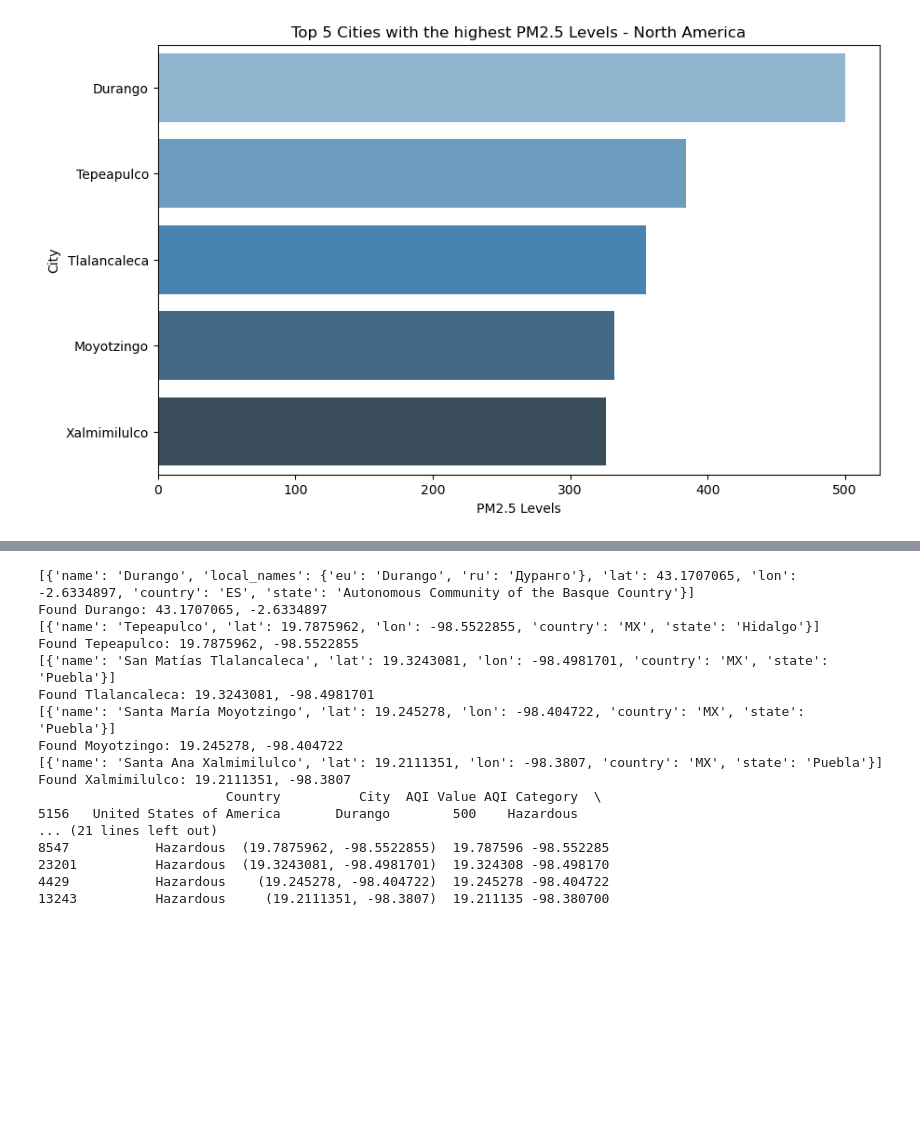
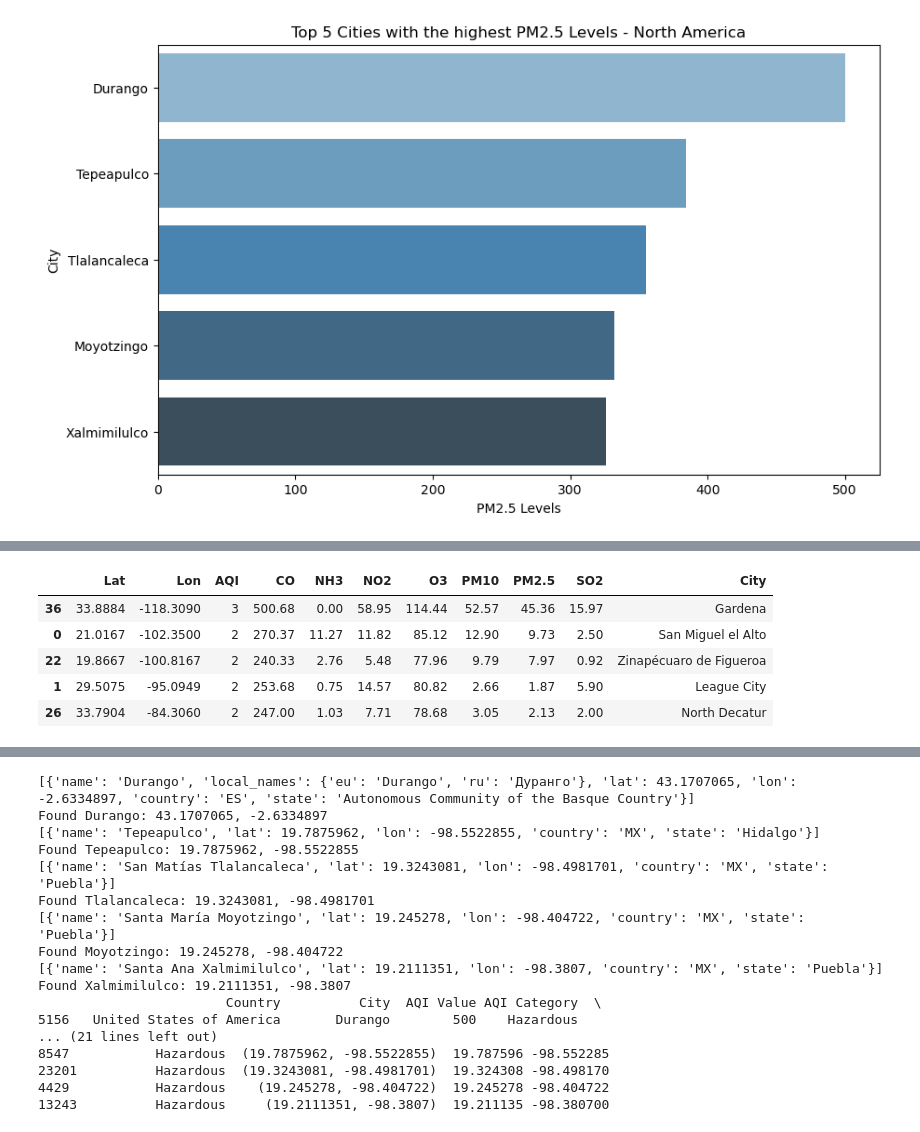
Before and after one commit to Khushboomodha/Project_3, a Jupyter notebook: static/Phuong_new.ipynb, the cells around one changed output, grey strips where cells are left out. Saved outputs shown, nothing was run; the diff lists cells and outputs as text; code cells hidden in the pictures; blank space fills up the shorter version.

```diff
--- a/static/Phuong_new.ipynb
+++ b/static/Phuong_new.ipynb
@@ -156,0 +181,6 @@ plt.show()
+# %%
+# Sort the data by AQI in descending order to get the highest AQI values first
+top_5_cities = map_data.sort_values(by='AQI', ascending=False).head(5)
+
+# Display the top 5 cities with the highest AQI
+print(top_5_cities)
@@ -156,0 +227,30 @@ plt.show()
+# %%
+from opencage.geocoder import OpenCageGeocode
+
+# Your OpenCage API key
+api_key = "bb982ace21af4d06a54676ea96868918"
+geocoder = OpenCageGeocode(api_key)
+
+def get_city(lat, lon):
+    try:
+        result = geocoder.reverse_geocode(lat, lon)
+        if result and len(result):
+            return result[0]['components'].get('city', '') or result[0]['components'].get('town', '') or result[0]['components'].get('village', 'Unknown')
+        else:
+            return "Unknown"
+    except Exception as e:
+        print(f"Error: {e}")
+        return "Unknown"
+
+# Apply the function to each row in the DataFrame
+map_data['City'] = map_data.apply(lambda row: get_city(row['Lat'], row['Lon']), axis=1)
+# %%
+top_5_cities['City'] = top_5_cities.apply(lambda row: get_city(row['Lat'], row['Lon']), axis=1)
+top_5_cities
+# %% [output]
+|  | Lat | Lon | AQI | CO | NH3 | NO2 | O3 | PM10 | PM2.5 | SO2 | City |
+| 36 | 33.8884 | -118.3090 | 3 | 500.68 | 0.00 | 58.95 | 114.44 | 52.57 | 45.36 | 15.97 | Gardena |
+| 0 | 21.0167 | -102.3500 | 2 | 270.37 | 11.27 | 11.82 | 85.12 | 12.90 | 9.73 | 2.50 | San Miguel el Alto |
+| 22 | 19.8667 | -100.8167 | 2 | 240.33 | 2.76 | 5.48 | 77.96 | 9.79 | 7.97 | 0.92 | Zinapécuaro de Figueroa |
+| 1 | 29.5075 | -95.0949 | 2 | 253.68 | 0.75 | 14.57 | 80.82 | 2.66 | 1.87 | 5.90 | League City |
+| 26 | 33.7904 | -84.3060 | 2 | 247.00 | 1.03 | 7.71 | 78.68 | 3.05 | 2.13 | 2.00 | North Decatur |
```
Also changed, not shown: parts of 7 cells of this notebook.
